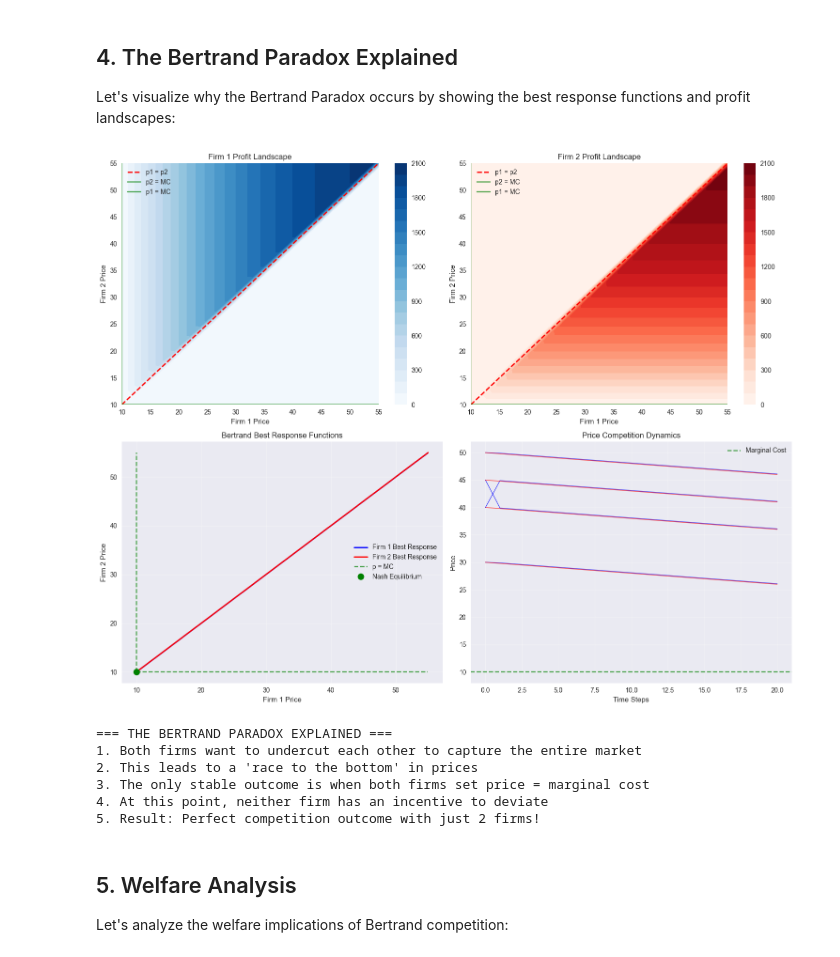
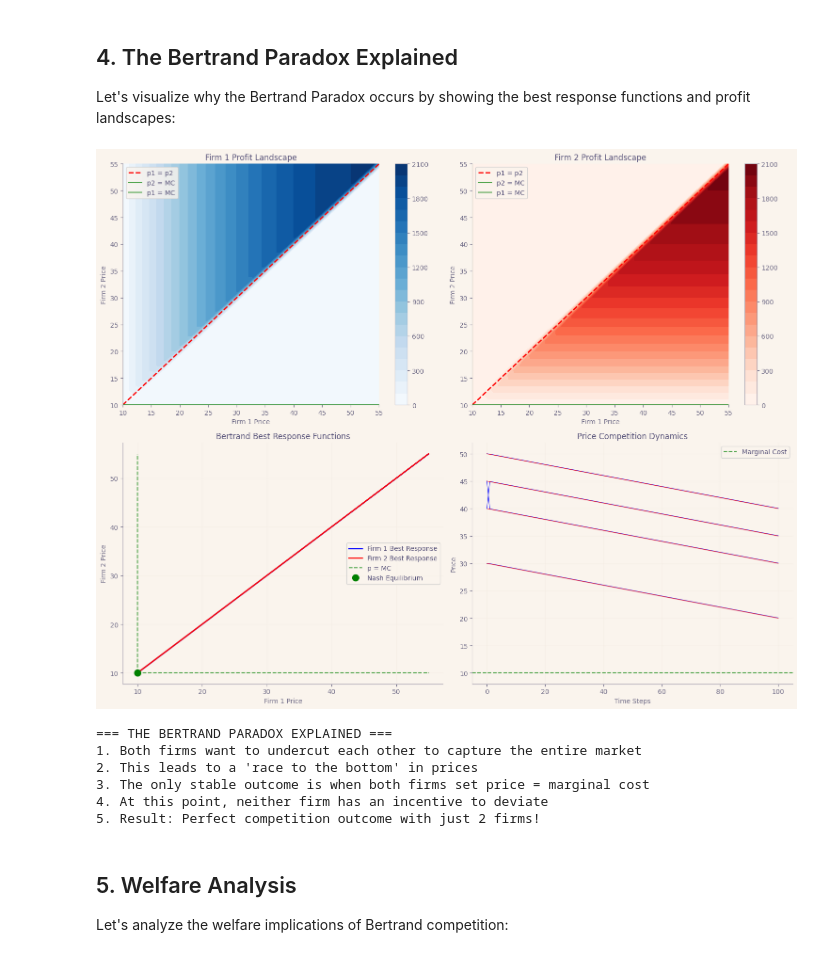
Before and after one commit to razaool/game_theory, a Jupyter notebook: bertrand_competition.ipynb, the cells around one changed output. Drawn from its saved outputs; the diff is of its cells as text; code cells hidden in the pictures.

Commit message:
fixed the visualisations

```diff
--- a/bertrand_competition.ipynb
+++ b/bertrand_competition.ipynb
@@ -17,8 +17,8 @@ import matplotlib.pyplot as plt
 import seaborn as sns
 import pandas as pd
 
-# Set up plotting style
-plt.style.use('seaborn-v0_8')
+# Set up plotting style with Rose Pine Dawn theme (light background)
+plt.style.use('rose-pine-dawn')
 sns.set_palette("husl")
 
 print("Libraries imported successfully!")
@@ -409,7 +409,7 @@ axes[1, 0].legend()
 axes[1, 0].grid(True, alpha=0.3)
 
 # Price dynamics simulation
-def simulate_price_dynamics(initial_prices, n_steps=20):
+def simulate_price_dynamics(initial_prices, n_steps=1000):
     """Simulate price competition dynamics."""
     p1_history = [initial_prices[0]]
     p2_history = [initial_prices[1]]
@@ -417,8 +417,8 @@ def simulate_price_dynamics(initial_prices, n_steps=20):
     p1, p2 = initial_prices
     for step in range(n_steps):
         # Firms undercut each other
-        new_p1 = max(c, p2 - 0.1)
-        new_p2 = max(c, new_p1 - 0.1)
+        new_p1 = max(c, p2 - 0.05)  # Smaller undercutting step for smoother convergence
+        new_p2 = max(c, new_p1 - 0.05)  # Smaller undercutting step for smoother convergence
 
         p1, p2 = new_p1, new_p2
         p1_history.append(p1)
@@ -434,34 +434,34 @@ def simulate_price_dynamics(initial_prices, n_steps=20):
 initial_conditions = [
     [50, 50],  # Both start high
     [45, 40],  # Firm 2 starts lower
     [40, 45],  # Firm 1 starts lower
     [30, 30],  # Both start moderate
 ]
 
 for i, initial in enumerate(initial_conditions):
     p1_hist, p2_hist = simulate_price_dynamics(initial)
     steps = range(len(p1_hist))
     axes[1, 1].plot(steps, p1_hist, 'b-', alpha=0.7, linewidth=1)
     axes[1, 1].plot(steps, p2_hist, 'r-', alpha=0.7, linewidth=1)
 
 axes[1, 1].axhline(y=c, color='g', linestyle='--', alpha=0.7, label='Marginal Cost')
 axes[1, 1].set_xlabel('Time Steps')
 axes[1, 1].set_ylabel('Price')
 axes[1, 1].set_title('Price Competition Dynamics')
 axes[1, 1].legend()
 axes[1, 1].grid(True, alpha=0.3)
 
 plt.tight_layout()
 plt.show()
 
 print("=== THE BERTRAND PARADOX EXPLAINED ===")
 print("1. Both firms want to undercut each other to capture the entire market")
 print("2. This leads to a 'race to the bottom' in prices")
 print("3. The only stable outcome is when both firms set price = marginal cost")
 print("4. At this point, neither firm has an incentive to deviate")
 print("5. Result: Perfect competition outcome with just 2 firms!")
 # %% [output]
-[figure, old version]
+[figure, new version]
 === THE BERTRAND PARADOX EXPLAINED ===
 1. Both firms want to undercut each other to capture the entire market
 2. This leads to a 'race to the bottom' in prices
```
Also changed, not shown: parts of 2 cells of this notebook, 2 other files.
